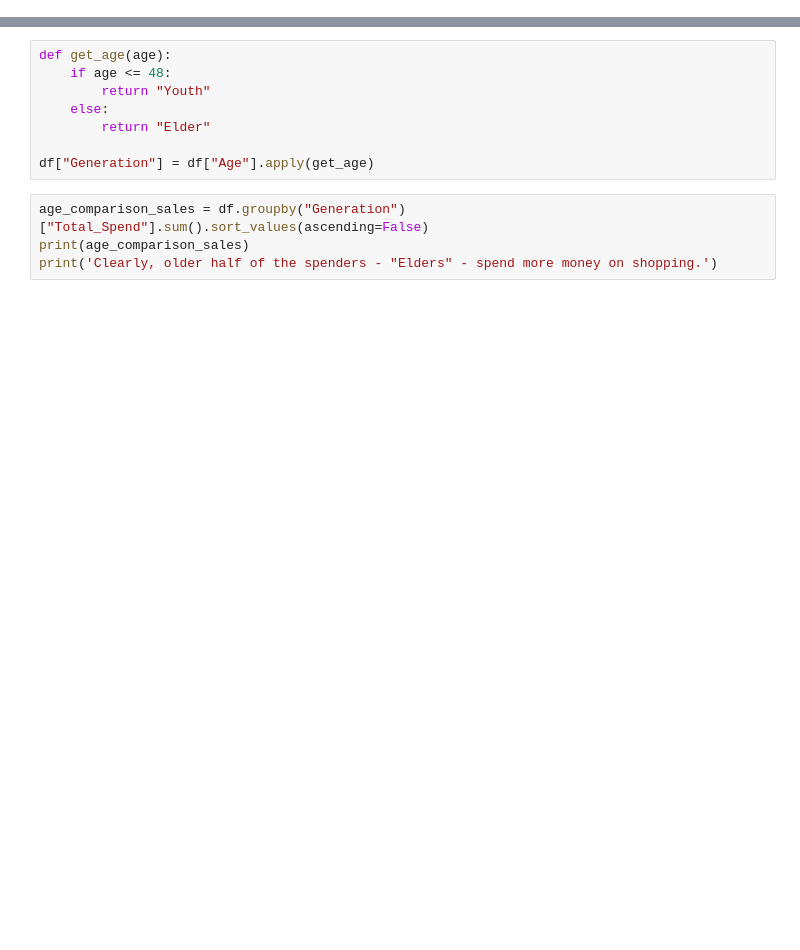
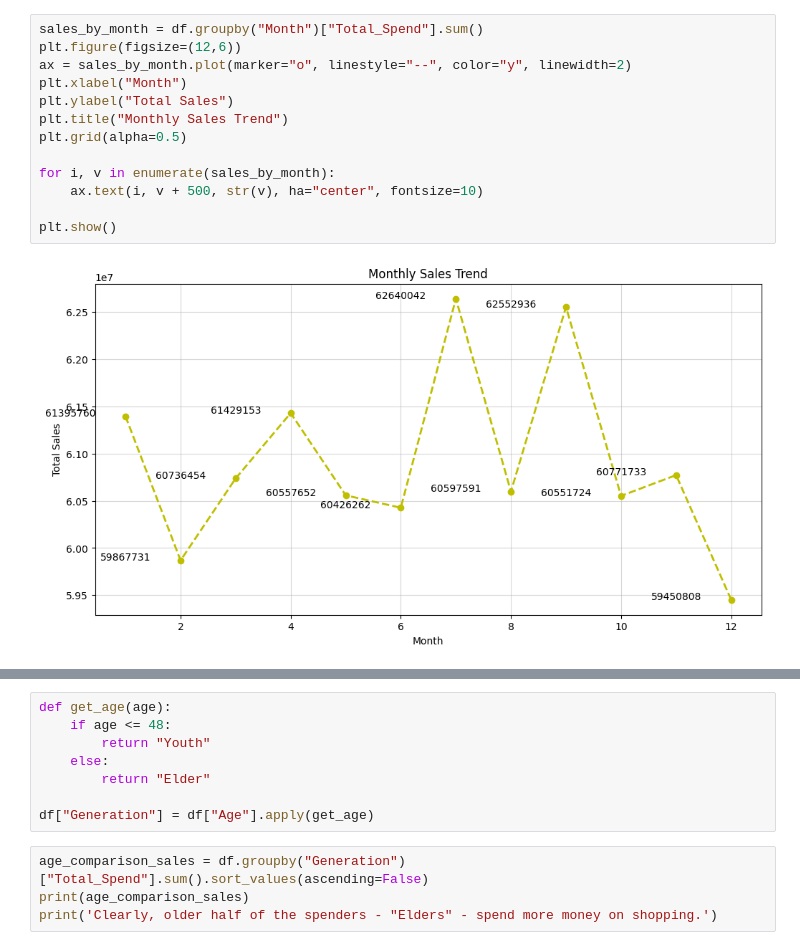
Before and after one commit to HMurawski/dump, a Jupyter notebook: dump_learning/February 25'/040225&050225/37&38.ipynb, the cells around one changed output, grey strips where cells are left out. Saved outputs shown, nothing was run; the diff lists cells and outputs as text; blank space fills up the shorter version.

```diff
--- a/dump_learning/February 25'/040225&050225/37&38.ipynb
+++ b/dump_learning/February 25'/040225&050225/37&38.ipynb
@@ -90,4 +105,19 @@ Lowest month's revenue is: 95.43% of the revenue of the best's month revenue.
 So, it can be said that the months are fairly equal
+# %%
+sales_by_month = df.groupby("Month")["Total_Spend"].sum()
+plt.figure(figsize=(12,6))
+ax = sales_by_month.plot(marker="o", linestyle="--", color="y", linewidth=2)
+plt.xlabel("Month")
+plt.ylabel("Total Sales")
+plt.title("Monthly Sales Trend")
+plt.grid(alpha=0.5)
+
+for i, v in enumerate(sales_by_month):
+    ax.text(i, v + 500, str(v), ha="center", fontsize=10)
+
+plt.show()
+# %% [output]
+[figure, added]
 # %%
 unqiues_ages = sorted(df["Age"].unique())
 youth = unqiues_ages[:len(unqiues_ages)//2]
```
Also changed, not shown: parts of 14 cells of this notebook.
